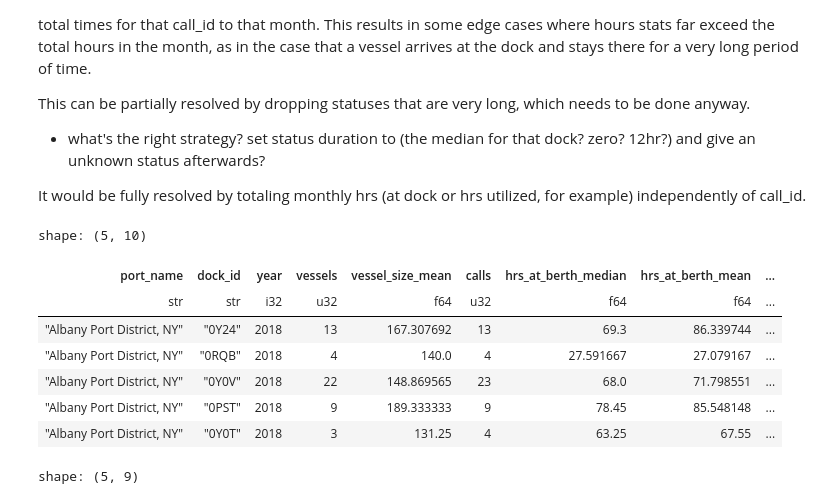
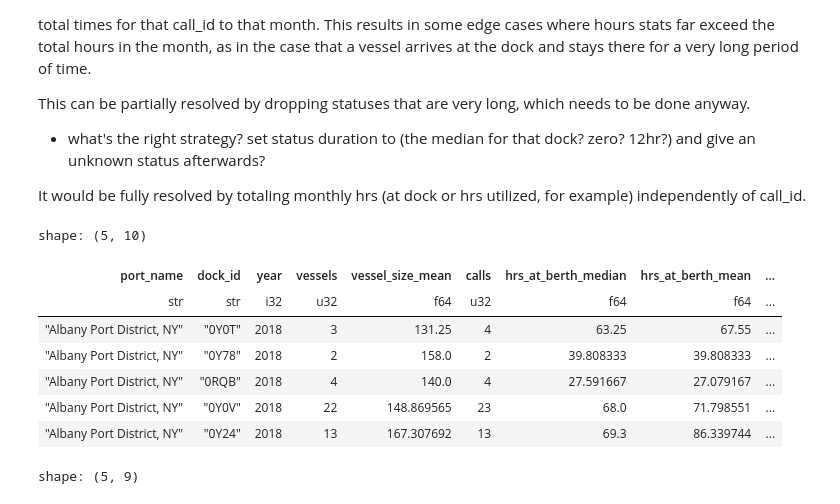
Before and after one commit to epistemetrica/Port-Performance-Project, a Jupyter notebook: port_stats.ipynb, the cells around one changed output. Cells and saved outputs as stored; diff of their text form; code cells hidden in the pictures.

```diff
--- a/port_stats.ipynb
+++ b/port_stats.ipynb
@@ -63,7 +63,7 @@ shape: (5, 29)
 calls_df = (
     main_lf
     #ensure sorting by vessel and time
-    .sort(['mmsi', 'time'])
+    .sort(['imo', 'time'])
     #grouby by call id
     .group_by('call_id')
     .agg(
@@ -73,8 +73,6 @@ calls_df = (
         dock_name = pl.first('dock_name'),
         #dock_id
         dock_id = pl.first('dock_id'),
-        #vessel mmsi
-        mmsi = pl.first('mmsi'),
         #vessel imo
         imo = pl.first('imo'),
         #vessel size
@@ -220,17 +192,9 @@ def drop_outliers(df, cols, threshold=3):
 #get count of rows from calls_df before drop
 rows_prior = calls_df.shape[0]
 
-#list cols that should never be zero by construction
-zero_cols = ['hrs_at_berth', 'hrs_in_port_waters']
 #list cols for outlier drop
 outlier_cols = ['hrs_at_berth', 'hrs_to_dock', 'hrs_at_anchor',
                 'hrs_in_port_after_dock', 'hrs_in_port_waters']
-
-#drop zero values
-calls_df = drop_zero_values(calls_df, zero_cols)
-#print number of observations dropped
-print(f'Total zero rows dropped: {rows_prior - calls_df.shape[0]} of {rows_prior}')
-rows_prior = calls_df.shape[0]
 
 #drop outliers
 #print z_score thresholds
@@ -444,39 +407,39 @@ annual_docks_df = (
     #get year from docking time
     .with_columns(
         #extract year from docking time
         year = pl.col('time_arrival').dt.year()
     )
     #group by port dock and month
     .group_by(['port_name', 'dock_id', 'year'])
     .agg(
         #count number of vessels
-        vessels = pl.n_unique('mmsi'),
+        vessels = pl.n_unique('imo'),
         #mean vessel size
         vessel_size_mean = pl.mean('vessel_size'),
         #count number of vessel calls
         calls = pl.n_unique('call_id'),
         #time at dock stats for each vessel in hours
         hrs_at_berth_median = pl.median('hrs_at_berth'),
         hrs_at_berth_mean = pl.mean('hrs_at_berth'),
         #time at anchor stats for each vessel visit in hours
         hrs_at_anchor_median = pl.median('hrs_at_anchor'),
         hrs_at_anchor_mean = pl.mean('hrs_at_anchor')
     )
     #sort by port then month
     .sort(['port_name', 'year'])
 )
 
 #inspect
 annual_docks_df.head()
 # %% [output]
 shape: (5, 10)
 | port_name | dock_id | year | vessels | vessel_size_mean | calls | hrs_at_berth_median | hrs_at_berth_mean | ... |
 | str | str | i32 | u32 | f64 | u32 | f64 | f64 | ... |
-| "Albany Port District, NY" | "0Y24" | 2018 | 13 | 167.307692 | 13 | 69.3 | 86.339744 | ... |
+| "Albany Port District, NY" | "0Y0T" | 2018 | 3 | 131.25 | 4 | 63.25 | 67.55 | ... |
+| "Albany Port District, NY" | "0Y78" | 2018 | 2 | 158.0 | 2 | 39.808333 | 39.808333 | ... |
 | "Albany Port District, NY" | "0RQB" | 2018 | 4 | 140.0 | 4 | 27.591667 | 27.079167 | ... |
 | "Albany Port District, NY" | "0Y0V" | 2018 | 22 | 148.869565 | 23 | 68.0 | 71.798551 | ... |
-| "Albany Port District, NY" | "0PST" | 2018 | 9 | 189.333333 | 9 | 78.45 | 85.548148 | ... |
-| "Albany Port District, NY" | "0Y0T" | 2018 | 3 | 131.25 | 4 | 63.25 | 67.55 | ... |
+| "Albany Port District, NY" | "0Y24" | 2018 | 13 | 167.307692 | 13 | 69.3 | 86.339744 | ... |
 # %%
 #create annual port stats dataframe
 annual_ports_df = (
```
Also changed, not shown: parts of 15 cells of this notebook.
